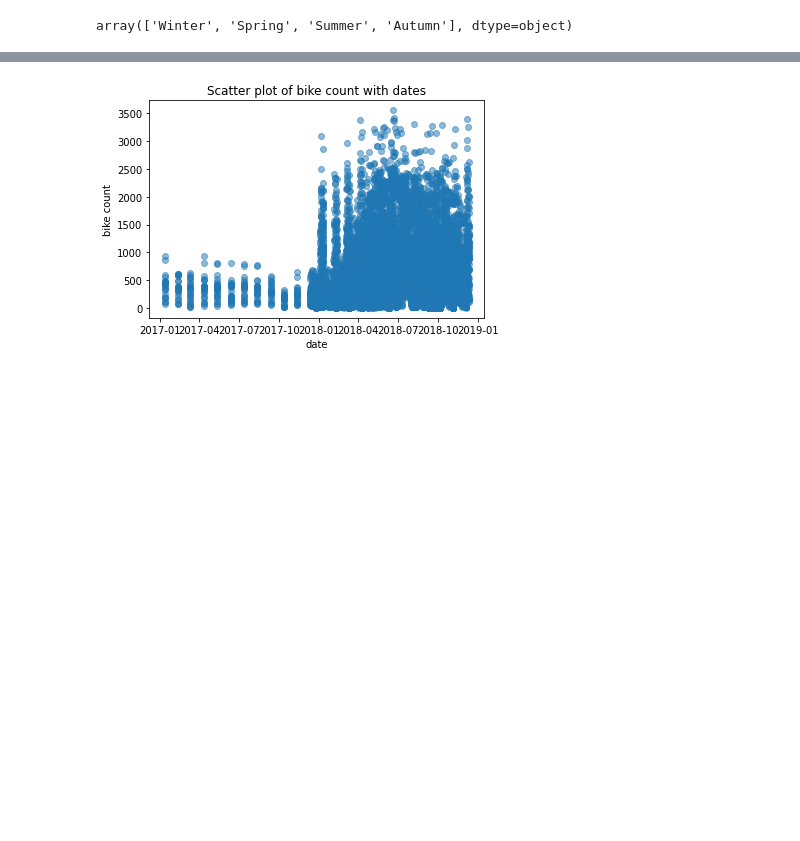
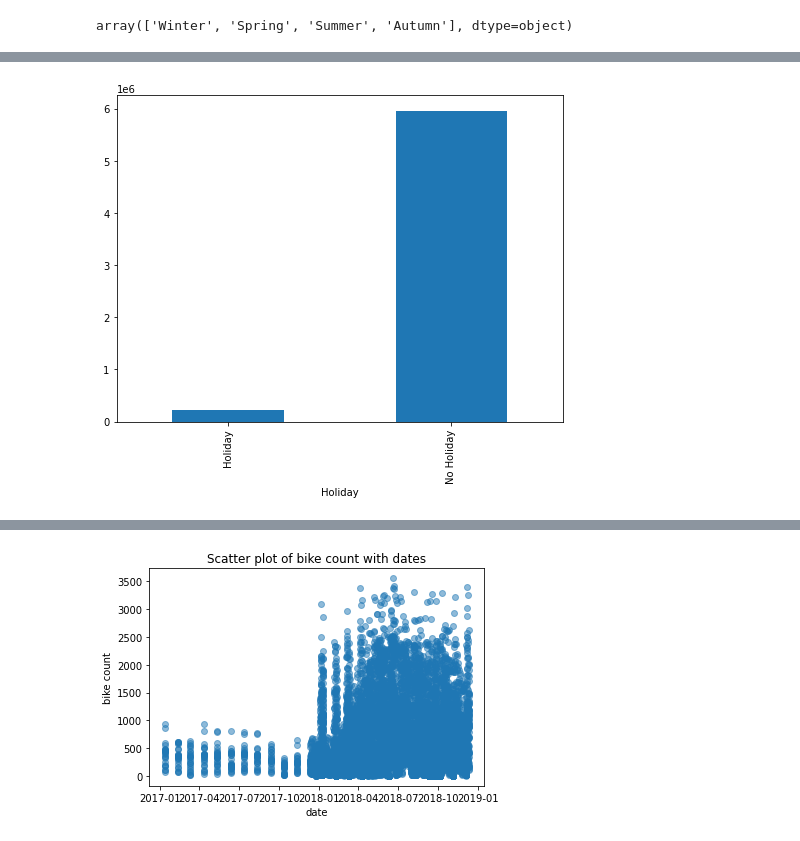
Before and after one commit to arifuddinatif/Bike-Sharing-Demand-Prediction, a Jupyter notebook: Copy_of_Bike_Sharing_Demand_Prediction_Capstone_Project.ipynb, the cells around one changed output, grey strips where cells are left out. Cells and saved outputs as stored; diff of their text form; code cells hidden in the pictures; blank space fills up the shorter version.

```diff
--- a/Copy_of_Bike_Sharing_Demand_Prediction_Capstone_Project.ipynb
+++ b/Copy_of_Bike_Sharing_Demand_Prediction_Capstone_Project.ipynb
@@ -116,0 +170,7 @@ array(['Winter', 'Spring', 'Summer', 'Autumn'], dtype=object)
+# %%
+df_hol = df.groupby('Holiday').sum()['Rented Bike Count']
+# %%
+fig, ax = plt.subplots(figsize=(8,6))
+df_hol.plot(kind='bar', ax=ax)
+# %% [output]
+[figure, added]
```
Also changed, not shown: parts of 39 cells of this notebook.
